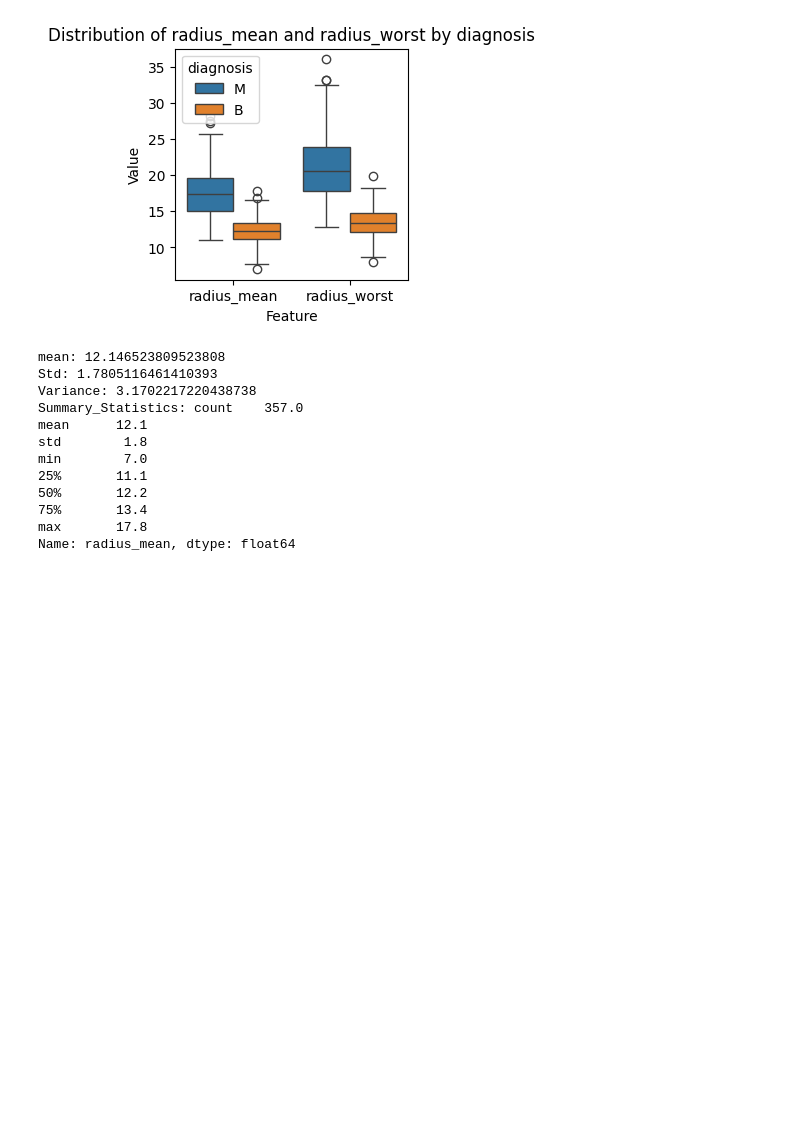
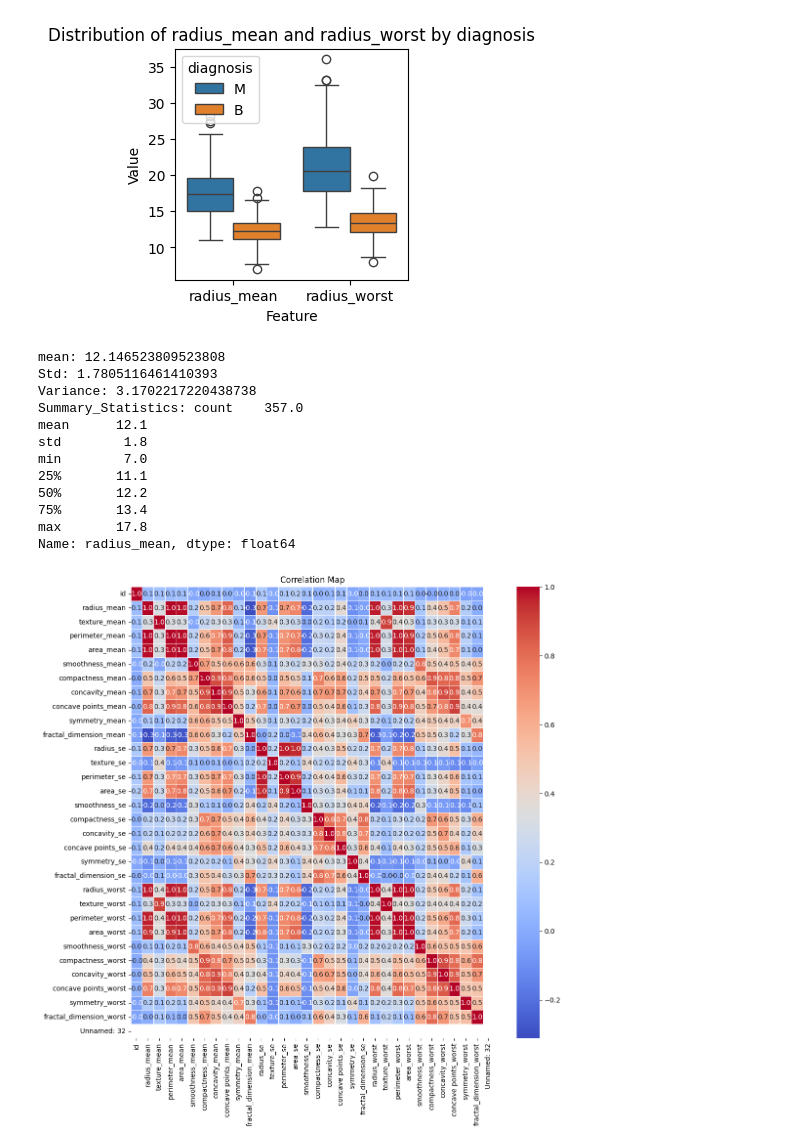
Before and after one commit to Mostafij-k/Exploratory_Data_Analysis, a Jupyter notebook: EDA_Breast_Cancer_Data.ipynb, the cells around one changed output. Drawn from its saved outputs; the diff is of its cells as text; code cells hidden in the pictures; blank space fills up the shorter version.

```diff
--- a/EDA_Breast_Cancer_Data.ipynb
+++ b/EDA_Breast_Cancer_Data.ipynb
@@ -261,3 +261,26 @@ min        7.0
 75%       13.4
 max       17.8
 Name: radius_mean, dtype: float64
+# %%
+# Make heatmap to show the correlation between different column
+    # Each value ranges from -1 to +1
+    # +1 → perfect positive relationship
+    # -1 → perfect negative relationship
+    # 0 → no linear relationship
+
+numeric_data = Data.select_dtypes(include=['int64', 'float64'])
+
+plt.figure(figsize=(12, 12))
+sns.heatmap(
+    numeric_data.corr(),
+    annot=True,
+    linewidths=0.5,
+    fmt=".1f",
+    cmap="coolwarm")
+plt.xticks(rotation=90)
+plt.yticks(rotation=0)
+plt.title('Correlation Map')
+plt.savefig('graph.png')
+plt.show()
+# %% [output]
+[figure, added]
```
Also changed, not shown: 1 other file.
